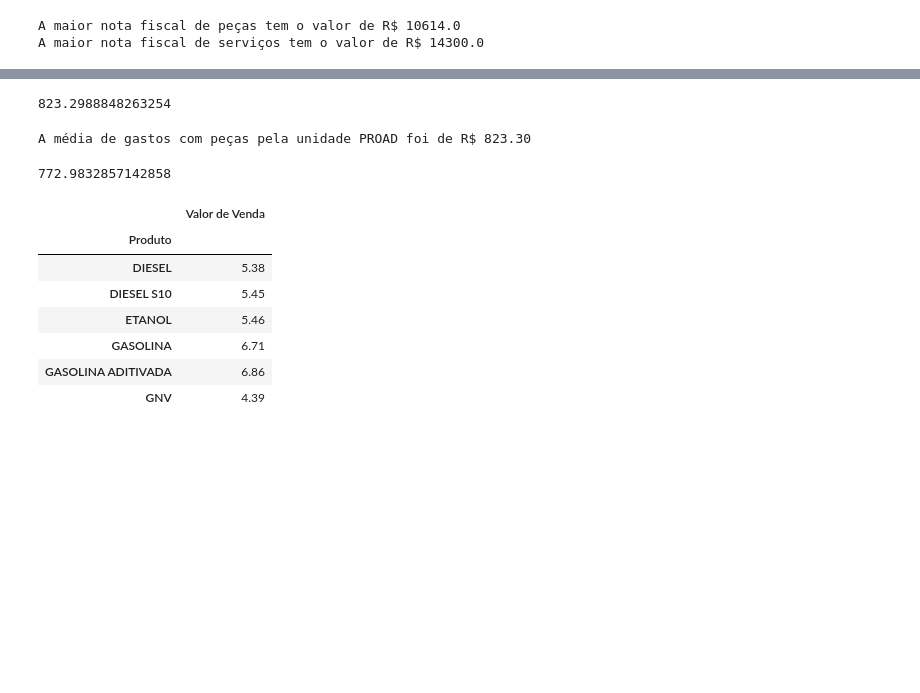
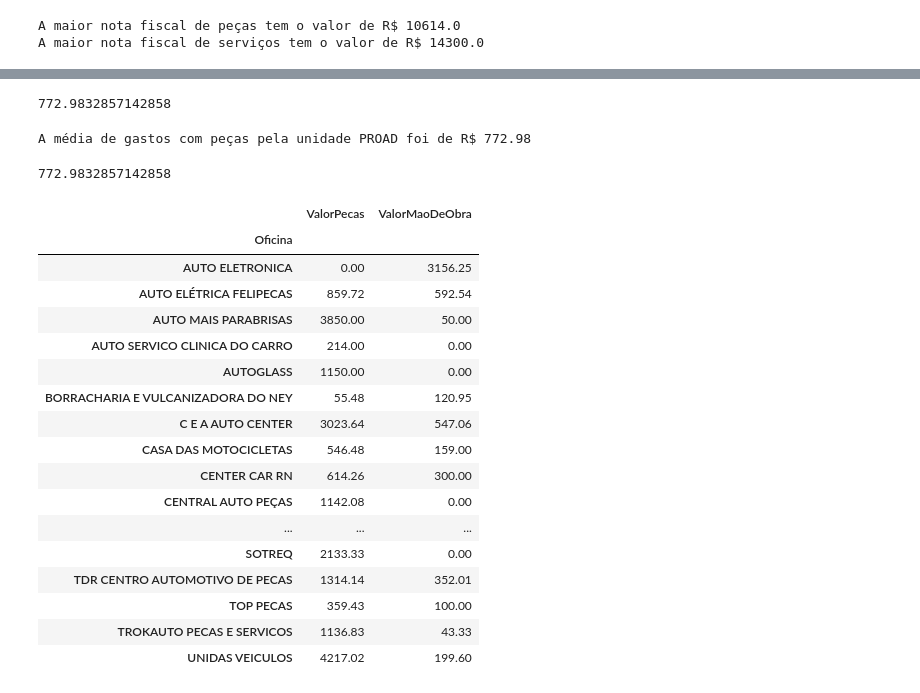
Before and after one commit to andersongiulliano/curso_extensao_pandas, a Jupyter notebook: PrimeiroExemploEmPandas.ipynb, the cells around one changed output, grey strips where cells are left out. Drawn from its saved outputs; the diff is of its cells as text; code cells hidden in the pictures; blank space fills up the shorter version.

```diff
--- a/PrimeiroExemploEmPandas.ipynb
+++ b/PrimeiroExemploEmPandas.ipynb
@@ -235,13 +235,13 @@ display(sin_df.sort_values(by='ValorPecas'))
 
 #PERGUNTAR AO PROFESSOR SOBRE ERRO NO PRINT QUANDO NÃO SE COLOCA O FLOAT
 
-gastos_proad = float(finalizadas_df.loc[(finalizadas_df['Unidade'] == 'PRÓ-REITORIA DE ADMINISTRAÇÃO (PROAD)') & (finalizadas_df['Cidade'] == "NATAL") | ((finalizadas_df['Cidade'] == "PARNAMIRIM") ), ['ValorPecas']].mean())
+gastos_proad = float(finalizadas_df.loc[(finalizadas_df['Unidade'] == 'PRÓ-REITORIA DE ADMINISTRAÇÃO (PROAD)') & ((finalizadas_df['Cidade'] == "NATAL") | (finalizadas_df['Cidade'] == "PARNAMIRIM")) , ['ValorPecas']].mean())
 
 display(gastos_proad)
 
 print(f'A média de gastos com peças pela unidade PROAD foi de R$ {gastos_proad:.2f}')
 # %% [output]
-823.2988848263254
+772.9832857142858
-A média de gastos com peças pela unidade PROAD foi de R$ 823.30
+A média de gastos com peças pela unidade PROAD foi de R$ 772.98
 # %%
 # Qual a média de gastos com peças em Natal e Parnamirim nos veiculos da PRÓ-REITORIA DE ADMINISTRAÇÃO (PROAD)?
@@ -254,16 +252,26 @@ display(gastos_proad2)
 # %% [output]
 772.9832857142858
 # %%
-# Como mostrar média de valor de venda POR COMBUSTÍVEL Brasil todo?
-media_por_combustivel_df = ca_df[['Produto', 'Valor de Venda']].groupby(by='Produto').mean().round(2)
-display(media_por_combustivel_df)
+# Como mostrar média de valor de PEÇAS E SERVIÇOS POR OFICINA?
+media_por_oficina_df = finalizadas_df[['ValorPecas', 'ValorMaoDeObra','Oficina']].groupby(by='Oficina').mean().round(2)
+display(media_por_oficina_df)
 # %% [output]
-|  | Valor de Venda |
-| Produto |  |
-| DIESEL | 5.38 |
-| DIESEL S10 | 5.45 |
-| ETANOL | 5.46 |
-| GASOLINA | 6.71 |
-| GASOLINA ADITIVADA | 6.86 |
-| GNV | 4.39 |
+|  | ValorPecas | ValorMaoDeObra |
+| Oficina |  |  |
+| AUTO ELETRONICA | 0.00 | 3156.25 |
+| AUTO ELÉTRICA FELIPECAS | 859.72 | 592.54 |
+| AUTO MAIS PARABRISAS | 3850.00 | 50.00 |
+| AUTO SERVICO CLINICA DO CARRO | 214.00 | 0.00 |
+| AUTOGLASS | 1150.00 | 0.00 |
+| BORRACHARIA E VULCANIZADORA DO NEY | 55.48 | 120.95 |
+| C E A AUTO CENTER | 3023.64 | 547.06 |
+| CASA DAS MOTOCICLETAS | 546.48 | 159.00 |
+| CENTER CAR RN | 614.26 | 300.00 |
+| CENTRAL AUTO PEÇAS | 1142.08 | 0.00 |
+| ... | ... | ... |
+| SOTREQ | 2133.33 | 0.00 |
+| TDR CENTRO AUTOMOTIVO DE PECAS | 1314.14 | 352.01 |
+| TOP PECAS | 359.43 | 100.00 |
+| TROKAUTO PECAS E SERVICOS | 1136.83 | 43.33 |
+| UNIDAS VEICULOS | 4217.02 | 199.60 |
 # %%
```
Also changed, not shown: parts of 4 cells of this notebook.
